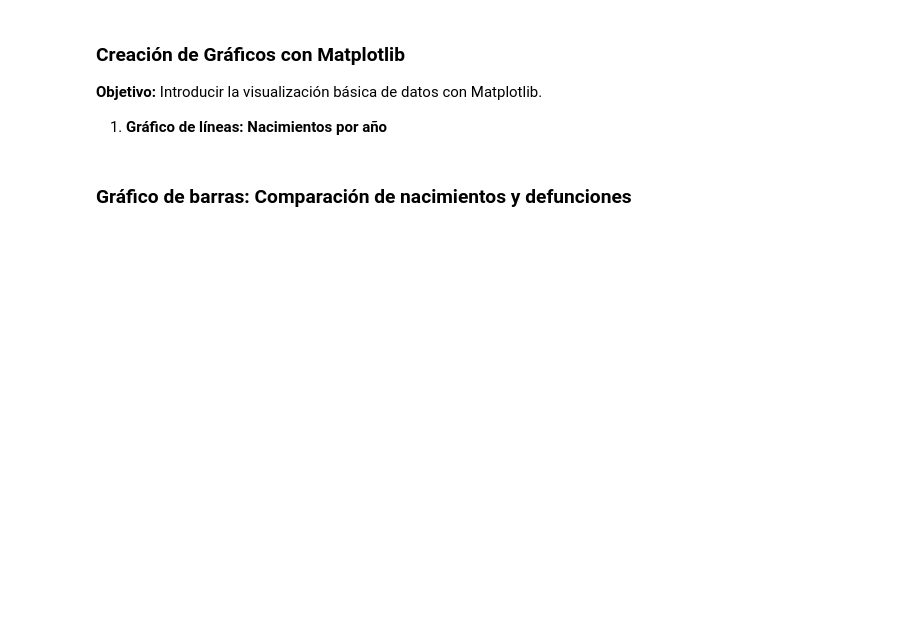
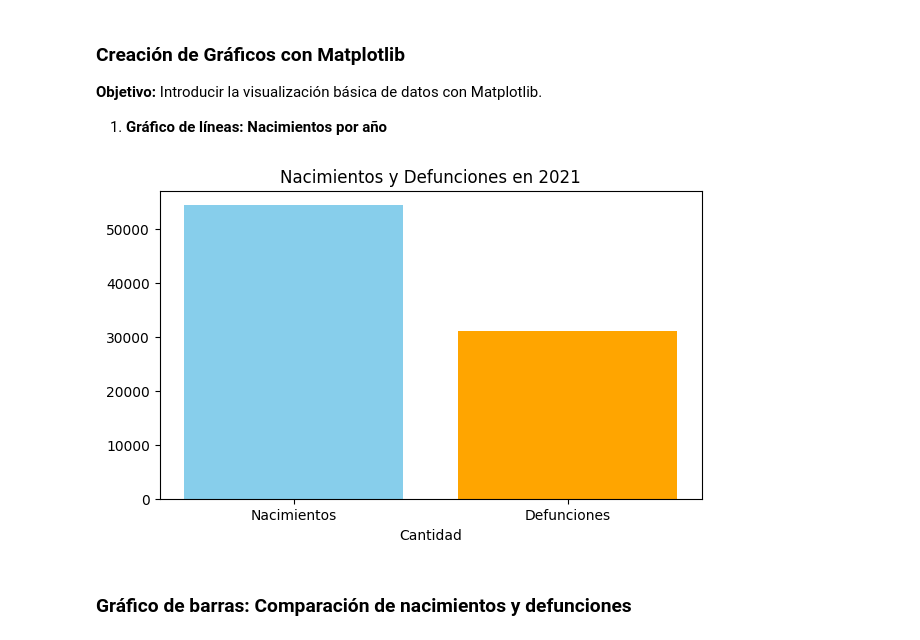
Before and after one commit to spyr32/Class12_Matplotlib-Python, a Jupyter notebook: Tarea/Tarea Semana 12.ipynb, the cells around one changed output. Saved outputs shown, nothing was run; the diff lists cells and outputs as text; code cells hidden in the pictures; blank space fills up the shorter version.

```diff
--- a/Tarea/Tarea Semana 12.ipynb
+++ b/Tarea/Tarea Semana 12.ipynb
@@ -80,0 +164,5 @@ import matplotlib.pyplot as plt
+# %%
+#Saldo Poblacional
+
+df['Saldo poblacional']= df['Nacimientos']-df['Defunciones']
+df.head()
@@ -89,2 +182,18 @@ import matplotlib.pyplot as plt
+# %%
+import matplotlib.pyplot as plt
+
+ultimo_anio = df['Año'].max()
+
+
+df_filtrado = df[df['Año'] == ultimo_anio]
+
+
+plt.figure(figsize=(7,4))
+plt.bar(['Nacimientos', 'Defunciones'], [df_filtrado['Nacimientos'].values[0], df_filtrado['Defunciones'].values[0]], color=['skyblue', 'orange'])
+plt.title(f'Nacimientos y Defunciones en {df_filtrado["Año"].values[0]}')
+plt.xlabel('Cantidad')
+plt.show()
+# %% [output]
+[figure, added]
 # %% [markdown]
 ### **Gráfico de barras: Comparación de nacimientos y defunciones**
```
Also changed, not shown: parts of 14 cells of this notebook, 9 other files.
